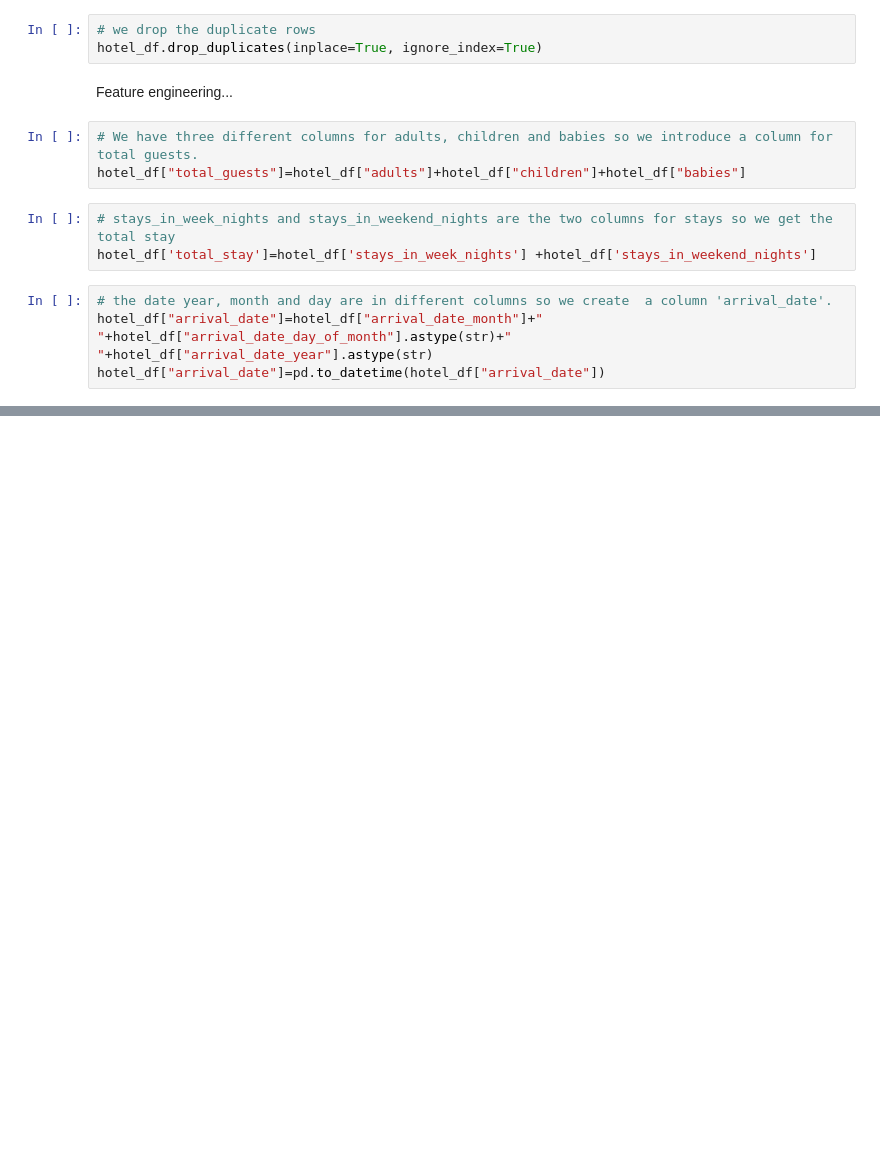
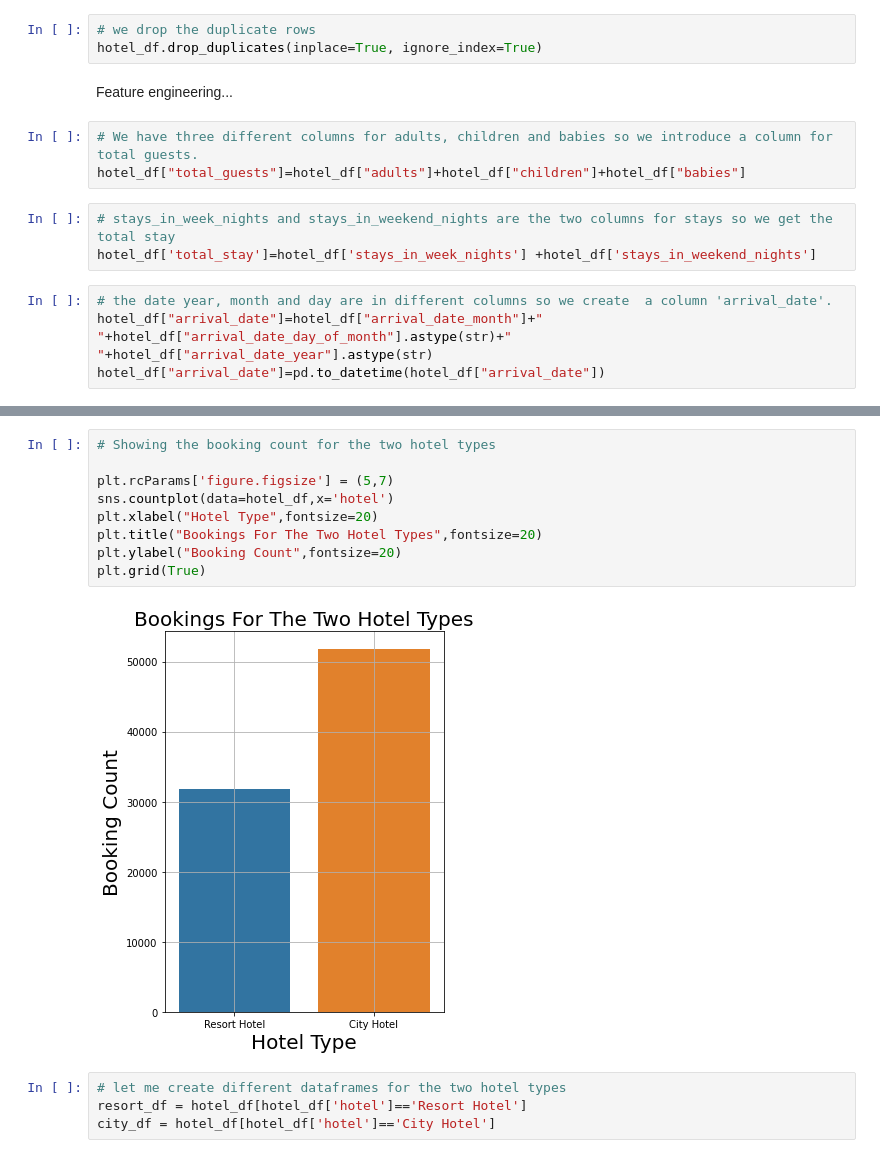
Before and after one commit to DharmeshRV/Hotel-Booking-Analysis, a Jupyter notebook: Hotel_Booking_Analysis_Capstone_Project.ipynb, the cells around one changed output, grey strips where cells are left out. Saved outputs shown, nothing was run; the diff lists cells and outputs as text; blank space fills up the shorter version.

```diff
--- a/Hotel_Booking_Analysis_Capstone_Project.ipynb
+++ b/Hotel_Booking_Analysis_Capstone_Project.ipynb
@@ -313,0 +376,15 @@ hotel_df["arrival_date"]=pd.to_datetime(hotel_df["arrival_date"])
+# %%
+# Showing the booking count for the two hotel types
+
+plt.rcParams['figure.figsize'] = (5,7)
+sns.countplot(data=hotel_df,x='hotel')
+plt.xlabel("Hotel Type",fontsize=20)
+plt.title("Bookings For The Two Hotel Types",fontsize=20)
+plt.ylabel("Booking Count",fontsize=20)
+plt.grid(True)
+# %% [output]
+[figure, added]
+# %%
+# let me create different dataframes for the two hotel types
+resort_df = hotel_df[hotel_df['hotel']=='Resort Hotel']
+city_df = hotel_df[hotel_df['hotel']=='City Hotel']
```
Also changed, not shown: parts of 12 cells of this notebook.
